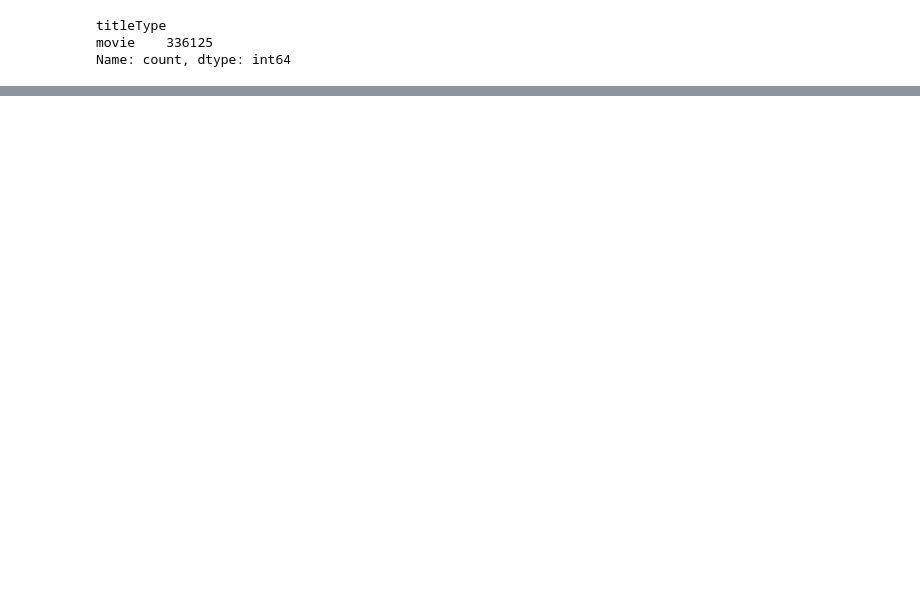
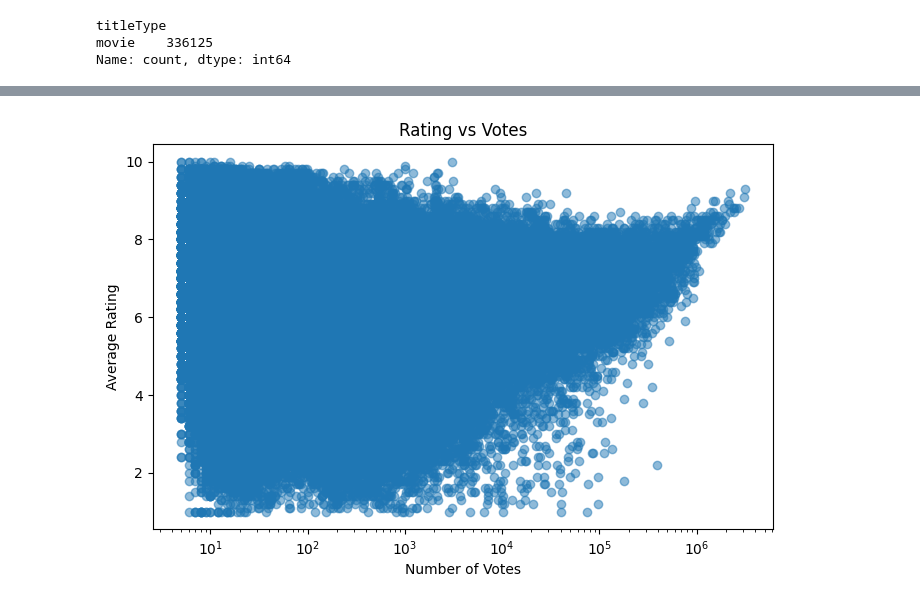
Before and after one commit to irisxvii/third., a Jupyter notebook: imdb-eda/imdb_eda.ipynb, the cells around one changed output, grey strips where cells are left out. Cells and saved outputs as stored; diff of their text form; code cells hidden in the pictures; blank space fills up the shorter version.

```diff
--- a/imdb-eda/imdb_eda.ipynb
+++ b/imdb-eda/imdb_eda.ipynb
@@ -102,0 +178,10 @@ df.head()
+# %%
+plt.figure(figsize=(8,5))
+plt.scatter(df["numVotes"], df["averageRating"], alpha=0.5)
+plt.xlabel("Number of Votes")
+plt.ylabel("Average Rating")
+plt.title("Rating vs Votes")
+plt.xscale("log")
+plt.show()
+# %% [output]
+[figure, added]
```
Also changed, not shown: parts of 5 cells of this notebook, 1 other file.
